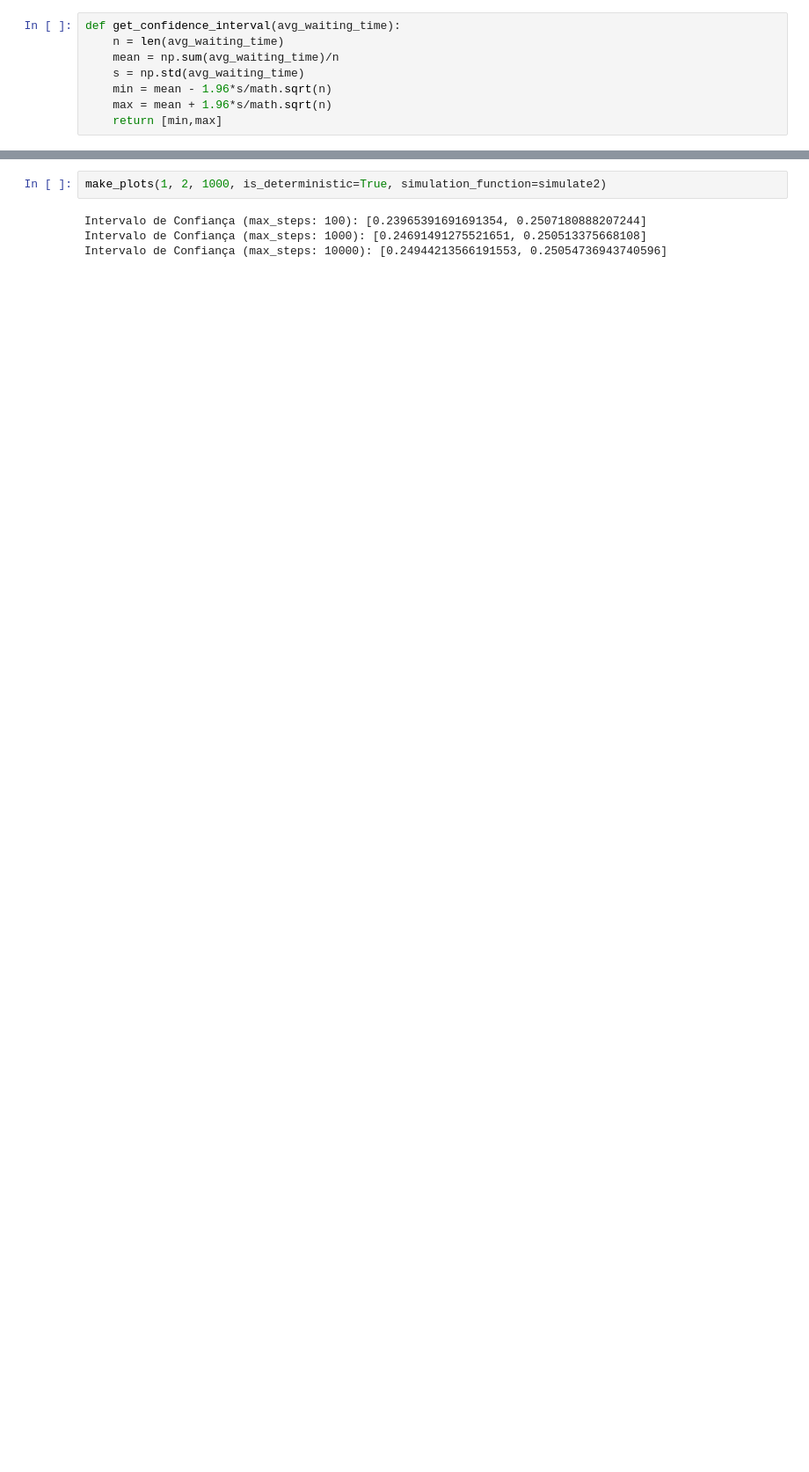
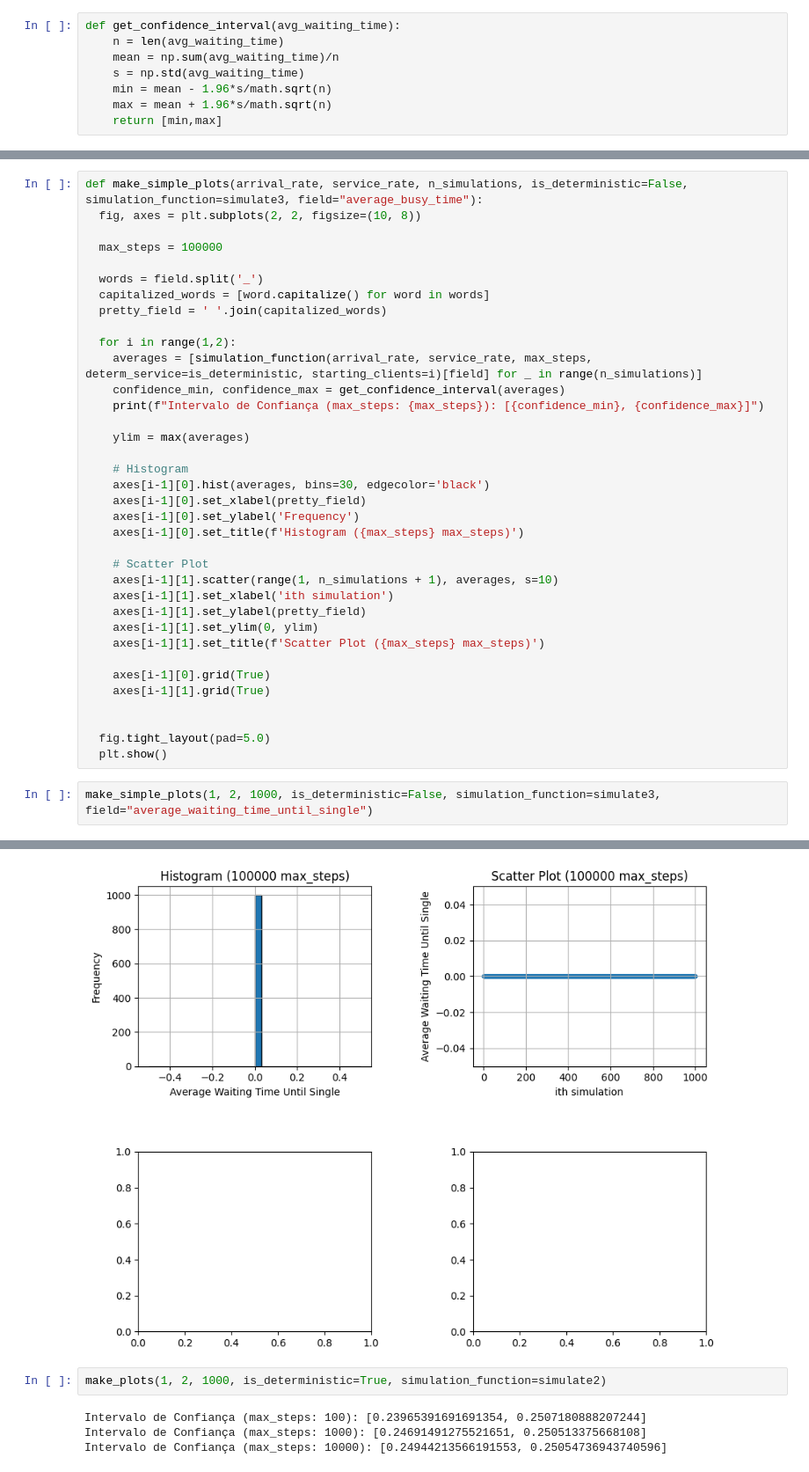
Before and after one commit to EduardoMeloC/AvaliacaoDesempenho, a Jupyter notebook: Trabalho1/Filas_MM1.ipynb, the cells around one changed output, grey strips where cells are left out. Shown at 88% size. Cells and saved outputs as stored; diff of their text form; blank space fills up the shorter version.

```diff
--- a/Trabalho1/Filas_MM1.ipynb
+++ b/Trabalho1/Filas_MM1.ipynb
@@ -154,0 +251,39 @@ Intervalo de Confiança (max_steps: 10000): [1.1918214068573139, 1.2057789137870
+# %%
+def make_simple_plots(arrival_rate, service_rate, n_simulations, is_deterministic=False, simulation_function=simulate3, field="average_busy_time"):
+  fig, axes = plt.subplots(2, 2, figsize=(10, 8))
+
+  max_steps = 100000
+
+  words = field.split('_')
+  capitalized_words = [word.capitalize() for word in words]
+  pretty_field = ' '.join(capitalized_words)
+
+  for i in range(1,2):
+    averages = [simulation_function(arrival_rate, service_rate, max_steps, determ_service=is_deterministic, starting_clients=i)[field] for _ in range(n_simulations)]
+    confidence_min, confidence_max = get_confidence_interval(averages)
+    print(f"Intervalo de Confiança (max_steps: {max_steps}): [{confidence_min}, {confidence_max}]")
+
+    ylim = max(averages)
+
+    # Histogram
+    axes[i-1][0].hist(averages, bins=30, edgecolor='black')
+    axes[i-1][0].set_xlabel(pretty_field)
+    axes[i-1][0].set_ylabel('Frequency')
+    axes[i-1][0].set_title(f'Histogram ({max_steps} max_steps)')
+
+    # Scatter Plot
+    axes[i-1][1].scatter(range(1, n_simulations + 1), averages, s=10)
+    axes[i-1][1].set_xlabel('ith simulation')
+    axes[i-1][1].set_ylabel(pretty_field)
+    axes[i-1][1].set_ylim(0, ylim)
+    axes[i-1][1].set_title(f'Scatter Plot ({max_steps} max_steps)')
+
+    axes[i-1][0].grid(True)
+    axes[i-1][1].grid(True)
+
+
+  fig.tight_layout(pad=5.0)
+  plt.show()
+# %%
+make_simple_plots(1, 2, 1000, is_deterministic=False, simulation_function=simulate3, field="average_waiting_time_until_single")
+# %% [output]
@@ -155,3 +291,4 @@ Intervalo de Confiança (max_steps: 10000): [1.1918214068573139, 1.2057789137870
+[figure, added]
 # %%
 make_plots(1, 2, 1000, is_deterministic=True, simulation_function=simulate2)
 # %% [output]
```
Also changed, not shown: parts of 6 cells of this notebook.
